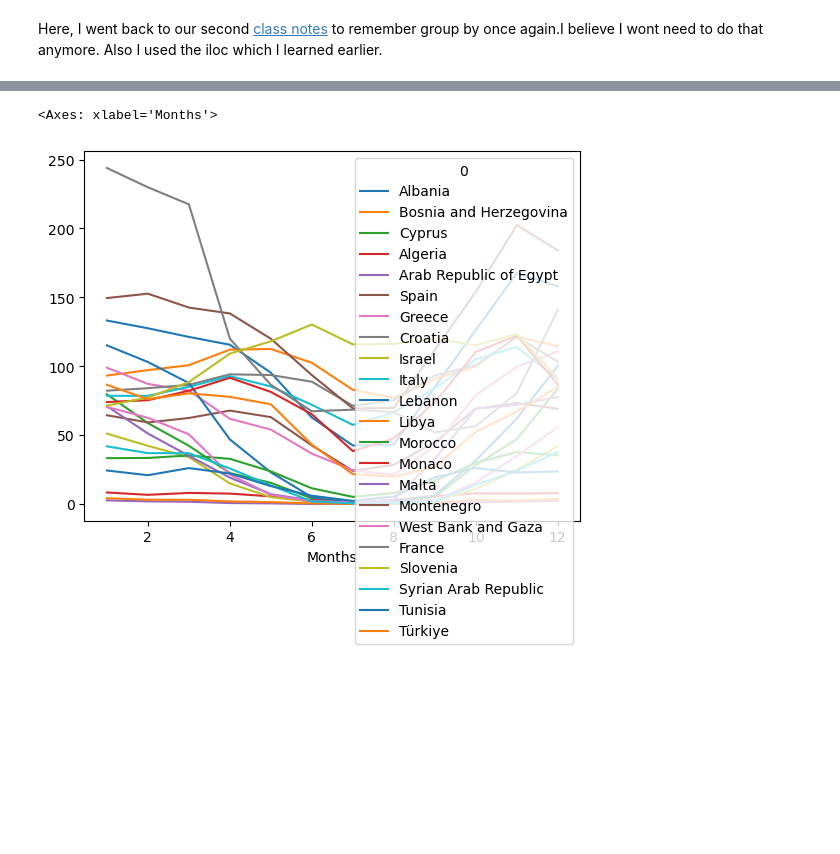
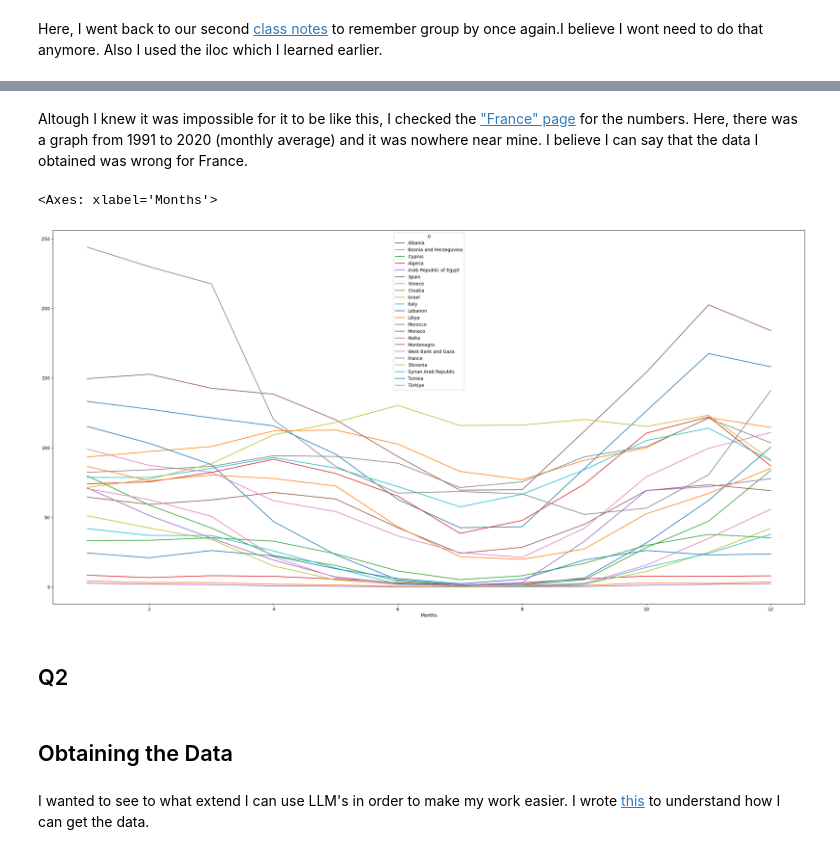
Before and after one commit to etumkaya/381E_data_science, a Jupyter notebook: HW1.ipynb, the cells around one changed output, grey strips where cells are left out. Cells and saved outputs as stored; diff of their text form; code cells hidden in the pictures; blank space fills up the shorter version.

```diff
--- a/HW1.ipynb
+++ b/HW1.ipynb
@@ -328,0 +335,2 @@ MAST.plot(figsize=(30,20))
+# %% [markdown]
+Altough I knew it was impossible for it to be like this, I checked the ["France" page](https://climateknowledgeportal.worldbank.org/country/france/climate-data-historical) for the numbers. Here, there was a graph from 1991 to 2020 (monthly average) and it was nowhere near mine. I believe I can say that the data I obtained was wrong for France.
@@ -329,5 +339,11 @@ MAST.plot(figsize=(30,20))
 # %%
-MAPR.plot()
+MAPR.plot(figsize=(30,15))
 # %% [output]
 <Axes: xlabel='Months'>
-[figure, old version]
+[figure, new version]
+# %% [markdown]
+## Q2
+# %% [markdown]
+## Obtaining the Data
+# %% [markdown]
+I wanted to see to what extend I can use LLM's in order to make my work easier. I wrote [this](https://chat.openai.com/share/8ad72c76-5b70-474c-bb0b-79fea6005b95) to understand how I can get the data.
```
Also changed, not shown: parts of 31 cells of this notebook.
